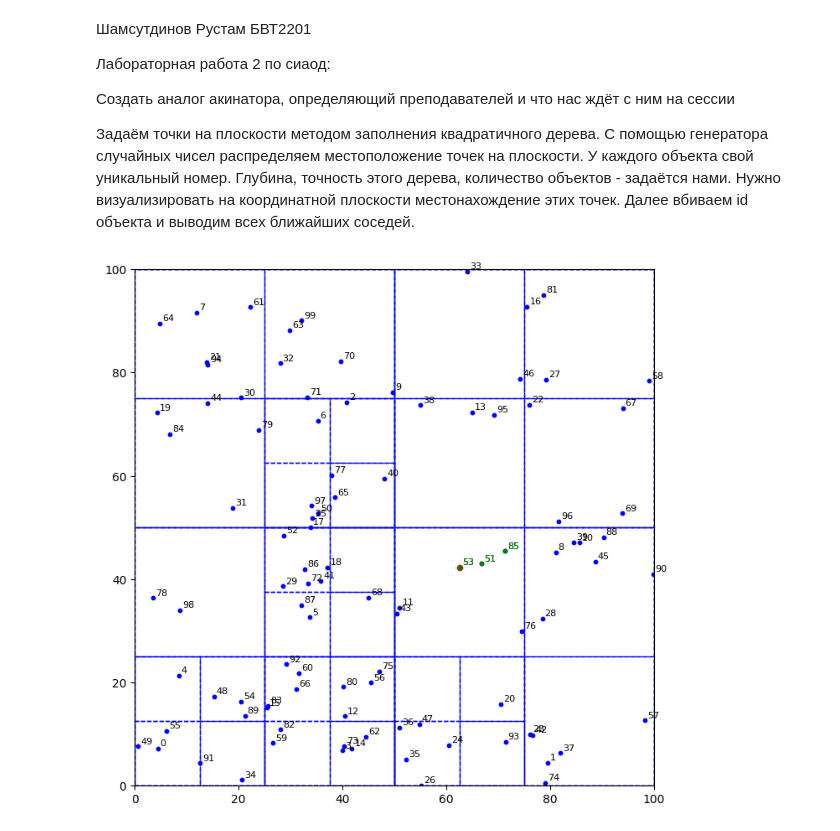
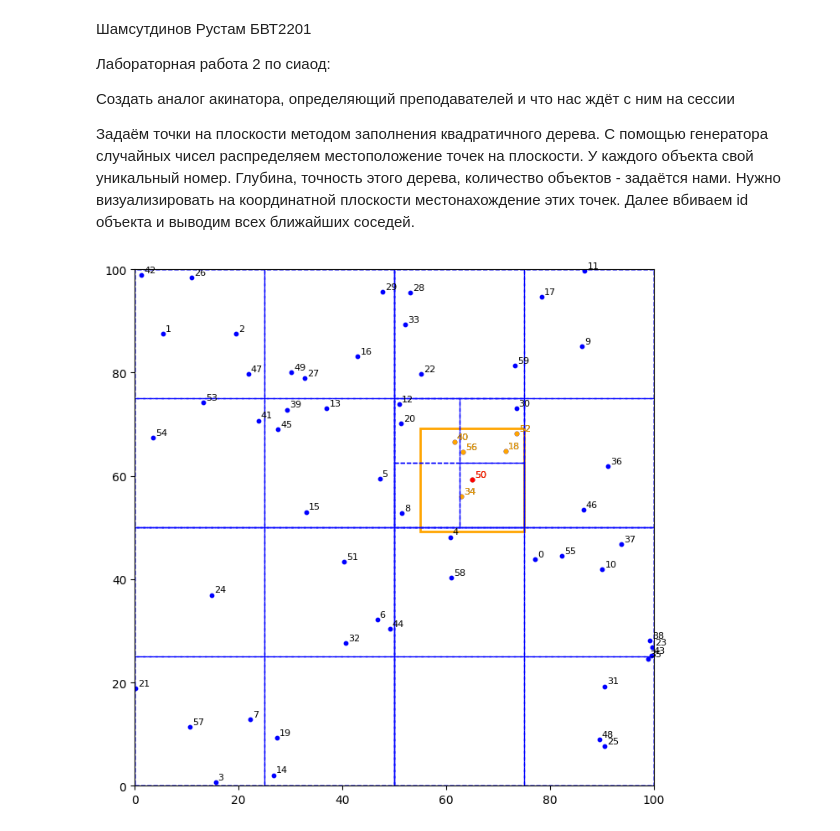
Before and after one commit to Sypoo1/mtuci-DSA-2, a Jupyter notebook: 2.ipynb, the cells around one changed output. Drawn from its saved outputs; the diff is of its cells as text; code cells hidden in the pictures.

```diff
--- a/2.ipynb
+++ b/2.ipynb
@@ -134,7 +134,7 @@ def draw_quadtree_boundaries(quadtree):
         draw_quadtree_boundaries(quadtree.southeast)
 
 # Визуализация точек на плоскости
-def visualize(points, quadtree=None, highlight=None):
+def visualize(points, quadtree=None, highlight=None, radius=0):
     plt.figure(figsize=(8, 8))
     plt.xlim(0, 100)
     plt.ylim(0, 100)
@@ -147,12 +147,23 @@ def visualize(points, quadtree=None, highlight=None):
 
     # Подсвечиваем выделенную точку и её соседей
     if highlight:
-        plt.scatter(highlight.x, highlight.y, s=20, c='red', label=f'Selected Point {highlight.id}')
-        neighbors = find_neighbors(quadtree, highlight, 10)
+
+        # Отрисовка области поиска
+        search_area = Rectangle(highlight.x - radius, highlight.y - radius, radius * 2, radius * 2)
+        search_rect = plt.Rectangle(
+            (search_area.x, search_area.y), search_area.width, search_area.height,
+            fill=False, edgecolor='orange', linestyle='-', linewidth=2,
+        )
+        plt.gca().add_patch(search_rect)
+
+        neighbors = find_neighbors(quadtree, highlight, radius)
         for neighbor in neighbors:
-            plt.scatter(neighbor.x, neighbor.y, s=10, c='green')
+            plt.scatter(neighbor.x, neighbor.y, s=10, c='orange')
             # Лейблы для соседей
-            plt.text(neighbor.x + 0.5, neighbor.y + 0.5, f'{neighbor.id}', fontsize=8, color='green')
+            plt.text(neighbor.x + 0.5, neighbor.y + 0.5, f'{neighbor.id}', fontsize=8, color='orange')
+
+        plt.scatter(highlight.x, highlight.y, s=10, c='red')
+        plt.text(highlight.x + 0.5, highlight.y + 0.5, f'{highlight.id}', fontsize=8, color='red')
 
     # Отображаем границы квадратичного дерева
     if quadtree:
@@ -162,28 +173,29 @@ def visualize(points, quadtree=None, highlight=None):
 # %%
 if __name__ == "__main__":
     # Задаем параметры
     width = 100
     height = 100
-    num_points = 100
+    num_points = 60
     capacity = 5 # Максимум точек на узел до разделения
+    radius = 10 # Радиус поиска точек
 
     # Создаем границу для дерева
     boundary = Rectangle(0, 0, width, height)
 
     # Создаем квадратичное дерево
     quadtree = Quadtree(boundary, capacity)
 
     # Генерируем точки
     points = generate_random_points(num_points, width, height)
 
     # Вставляем точки в дерево
     for point in points:
         quadtree.insert(point)
 
     # Выбираем случайную точку для поиска соседей
     selected_point = random.choice(points)
 
     # Визуализируем точки и выделяем соседей
-    visualize(points, quadtree, highlight=selected_point)
+    visualize(points, quadtree, highlight=selected_point, radius=radius)
 # %% [output]
-[figure, old version]
+[figure, new version]
```
Also changed, not shown: 1 other file.
